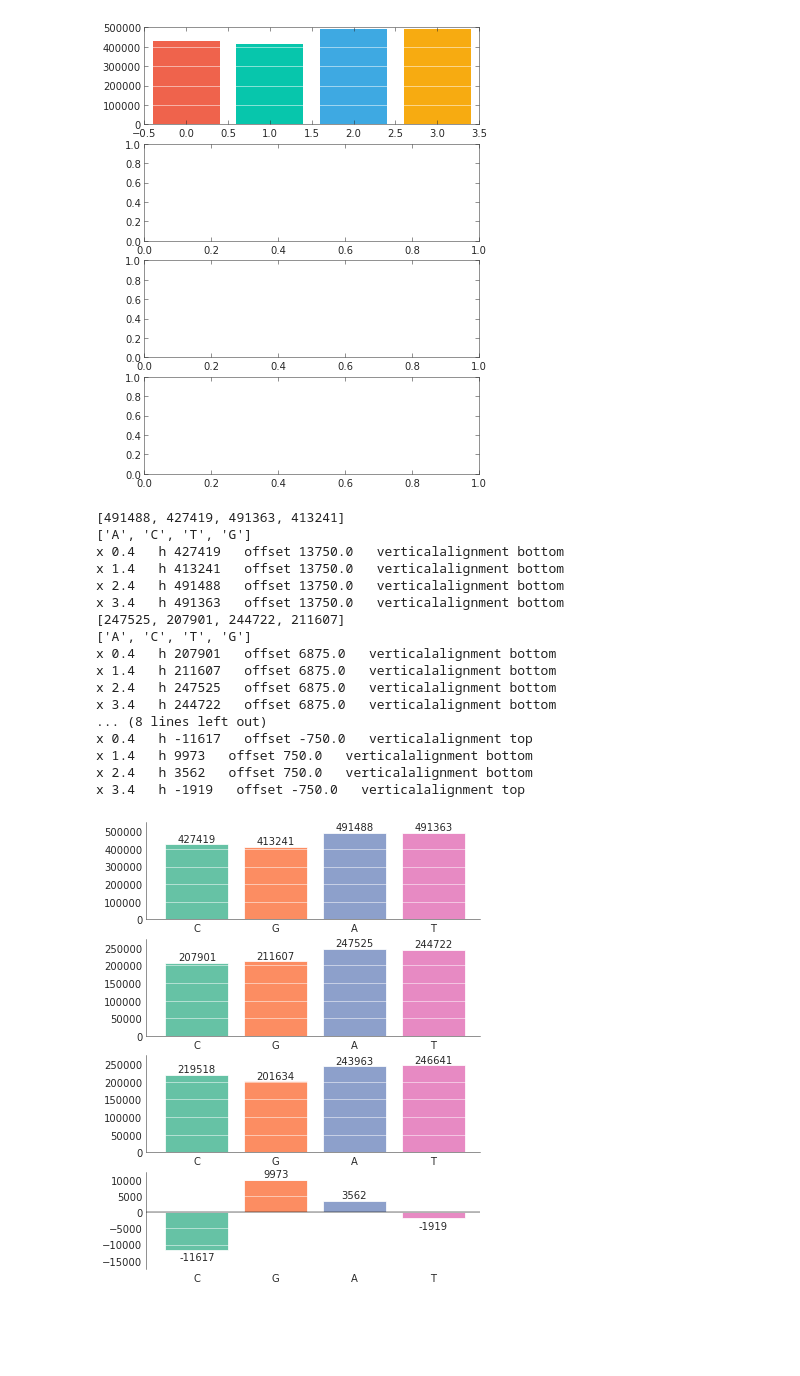
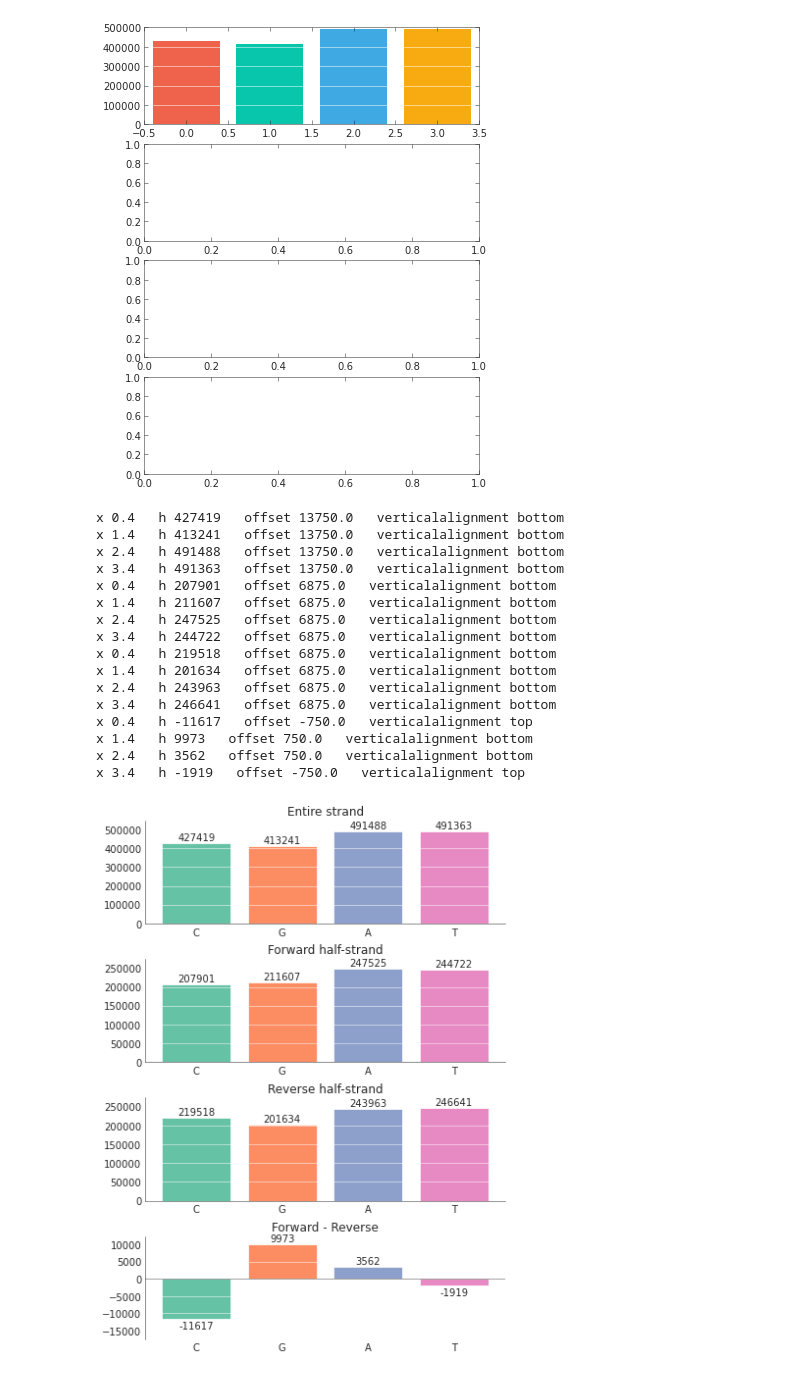
Before and after one commit to olgabot/prettyplotlib, a Jupyter notebook: examples/bar - nucleotide counts.ipynb, the cells around one changed output. Saved outputs shown, nothing was run; the diff lists cells and outputs as text; code cells hidden in the pictures; blank space fills up the shorter version.

```diff
--- a/examples/bar - nucleotide counts.ipynb
+++ b/examples/bar - nucleotide counts.ipynb
@@ -233,43 +233,40 @@ skew = {nucleotide: forward_half[nucleotide] - reverse_half[nucleotide] for nucl
 
 strands = {'Entire strand':entire_strand,
             'Reverse half-strand':reverse_half,
             'Forward half-strand':forward_half,
             'Forward - Reverse':skew}
+
 # The order that we want to plot the strand data in:
 strand_names_ordered = ['Entire strand', 'Forward half-strand', 'Reverse half-strand', 'Forward - Reverse']
 
-# ax.bar(left=xticks-0.4,
-#         height=[strand[nucleotide] for nucleotide in nucleotides],
-#         linewidth=0, color=[colors[nucleotide] for nucleotide in nucleotides])
-# xticks = np.arange(4)
 left = range(len(nucleotides))
 for ax, strand_name in zip(axes, strand_names_ordered):
     strand_data = strands[strand_name]
-    print strand_data.values()
-    print strand_data.keys()
     ppl.bar(ax, left=left,
             height=[strand_data[nucleotide] for nucleotide in nucleotides],
             annotate=True,
             xticklabels=nucleotides,
             grid='y',
             color=[colors[nucleotide] for nucleotide in nucleotides])
-#print zip(axes, strands.iteritems())
+    ax.set_title(strand_name)
+
+# Tell matplotlib to smartly lay out our figure
+fig.tight_layout()
 # %% [output]
-[491488, 427419, 491363, 413241]
-['A', 'C', 'T', 'G']
 x 0.4   h 427419   offset 13750.0   verticalalignment bottom
 x 1.4   h 413241   offset 13750.0   verticalalignment bottom
 x 2.4   h 491488   offset 13750.0   verticalalignment bottom
 x 3.4   h 491363   offset 13750.0   verticalalignment bottom
-[247525, 207901, 244722, 211607]
-['A', 'C', 'T', 'G']
 x 0.4   h 207901   offset 6875.0   verticalalignment bottom
 x 1.4   h 211607   offset 6875.0   verticalalignment bottom
 x 2.4   h 247525   offset 6875.0   verticalalignment bottom
 x 3.4   h 244722   offset 6875.0   verticalalignment bottom
-... (8 lines left out)
+x 0.4   h 219518   offset 6875.0   verticalalignment bottom
+x 1.4   h 201634   offset 6875.0   verticalalignment bottom
+x 2.4   h 243963   offset 6875.0   verticalalignment bottom
+x 3.4   h 246641   offset 6875.0   verticalalignment bottom
 x 0.4   h -11617   offset -750.0   verticalalignment top
 x 1.4   h 9973   offset 750.0   verticalalignment bottom
 x 2.4   h 3562   offset 750.0   verticalalignment bottom
 x 3.4   h -1919   offset -750.0   verticalalignment top
-[figure, old version]
+[figure, new version]
```
Also changed, not shown: parts of 2 cells of this notebook, 8 other files.
